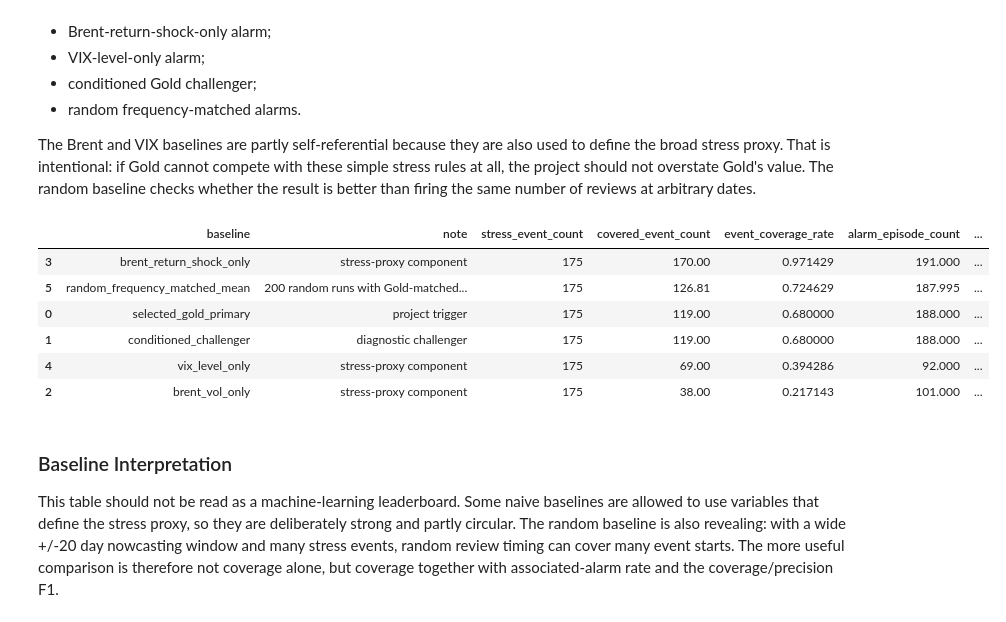
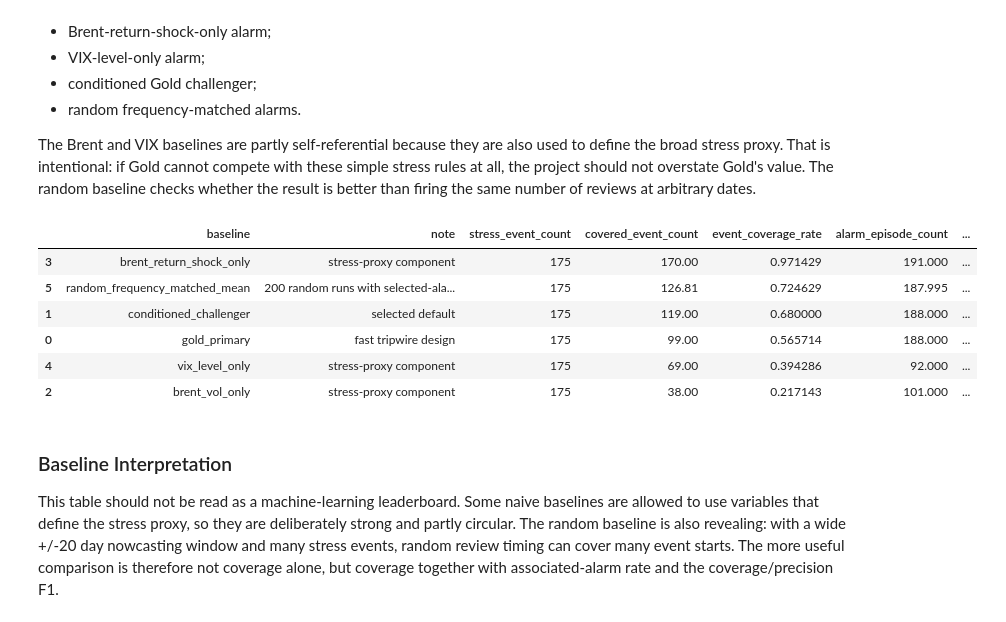
Before and after one commit to sohweihan/qf637, a Jupyter notebook: 07_OperationalUsefulness.ipynb, the cells around one changed output. Cells and saved outputs as stored; diff of their text form; code cells hidden in the pictures.

```diff
--- a/07_OperationalUsefulness.ipynb
+++ b/07_OperationalUsefulness.ipynb
@@ -633,8 +638,11 @@ This comparison fixes the main story gap. The project should not move from Gold
 # %%
+# Compare the two as-built designs directly.
+# gold_primary_alarm: mean(|return_z|, clip(vol_z,0)) > 1.5 — the fast tripwire.
+# conditioned_gold_alarm: 2 of 3 signal families at threshold 2.0 — the selected default.
 alarm_design_rows = []
 for alarm_name, alarm_col in [
-    ("selected_gold_primary", "gold_alarm"),
-    ("conditioned_challenger", "conditioned_gold_alarm"),
+    ("gold_primary", "gold_primary_alarm"),
+    ("conditioned_challenger (selected)", "conditioned_gold_alarm"),
 ]:
     if alarm_col not in analysis.columns:
         continue
@@ -767,8 +777,8 @@ A Gold alarm is only useful if it performs reasonably against simple alternative
 The Brent and VIX baselines are partly self-referential because they are also used to define the broad stress proxy. That is intentional: if Gold cannot compete with these simple stress rules at all, the project should not overstate Gold's value. The random baseline checks whether the result is better than firing the same number of reviews at arbitrary dates.
 # %%
 naive_baseline_specs = [
-    ("selected_gold_primary", "gold_alarm", "project trigger"),
-    ("conditioned_challenger", "conditioned_gold_alarm", "diagnostic challenger"),
+    ("gold_primary", "gold_primary_alarm", "fast tripwire design"),
+    ("conditioned_challenger", "conditioned_gold_alarm", "selected default"),
     ("brent_vol_only", "brent_vol_spike", "stress-proxy component"),
     ("brent_return_shock_only", "brent_return_shock", "stress-proxy component"),
     ("vix_level_only", "vix_level_spike", "stress-proxy component"),
@@ -859,37 +869,37 @@ naive_rows.append({
     "false_review_count": float(random_mean["false_review_count"]),
     "false_review_rate": float(random_mean["false_review_rate"]),
     "associated_alarm_rate": float(random_mean["associated_alarm_rate"]),
     "coverage_precision_f1": float(random_mean["coverage_precision_f1"]),
     "reviews_per_year": float(random_mean["reviews_per_year"]),
     "baseline": "random_frequency_matched_mean",
-    "note": f"{RANDOM_RUNS} random runs with Gold-matched episode count",
+    "note": f"{RANDOM_RUNS} random runs with selected-alarm-matched episode count",
 })
 
 naive_baseline_comparison = pd.DataFrame(naive_rows)[[
     "baseline",
     "note",
     "stress_event_count",
     "covered_event_count",
     "event_coverage_rate",
     "alarm_episode_count",
     "associated_alarm_count",
     "false_review_count",
     "false_review_rate",
     "associated_alarm_rate",
     "coverage_precision_f1",
     "reviews_per_year",
 ]]
 
 naive_baseline_comparison.sort_values(
     ["event_coverage_rate", "false_review_rate"],
     ascending=[False, True],
 )
 # %% [output]
 |  | baseline | note | stress_event_count | covered_event_count | event_coverage_rate | alarm_episode_count | ... |
 | 3 | brent_return_shock_only | stress-proxy component | 175 | 170.00 | 0.971429 | 191.000 | ... |
-| 5 | random_frequency_matched_mean | 200 random runs with Gold-matched... | 175 | 126.81 | 0.724629 | 187.995 | ... |
-| 0 | selected_gold_primary | project trigger | 175 | 119.00 | 0.680000 | 188.000 | ... |
-| 1 | conditioned_challenger | diagnostic challenger | 175 | 119.00 | 0.680000 | 188.000 | ... |
+| 5 | random_frequency_matched_mean | 200 random runs with selected-ala... | 175 | 126.81 | 0.724629 | 187.995 | ... |
+| 1 | conditioned_challenger | selected default | 175 | 119.00 | 0.680000 | 188.000 | ... |
+| 0 | gold_primary | fast tripwire design | 175 | 99.00 | 0.565714 | 188.000 | ... |
 | 4 | vix_level_only | stress-proxy component | 175 | 69.00 | 0.394286 | 92.000 | ... |
 | 2 | brent_vol_only | stress-proxy component | 175 | 38.00 | 0.217143 | 101.000 | ... |
 # %% [markdown]
```
Also changed, not shown: parts of 4 cells of this notebook, 10 other files.
